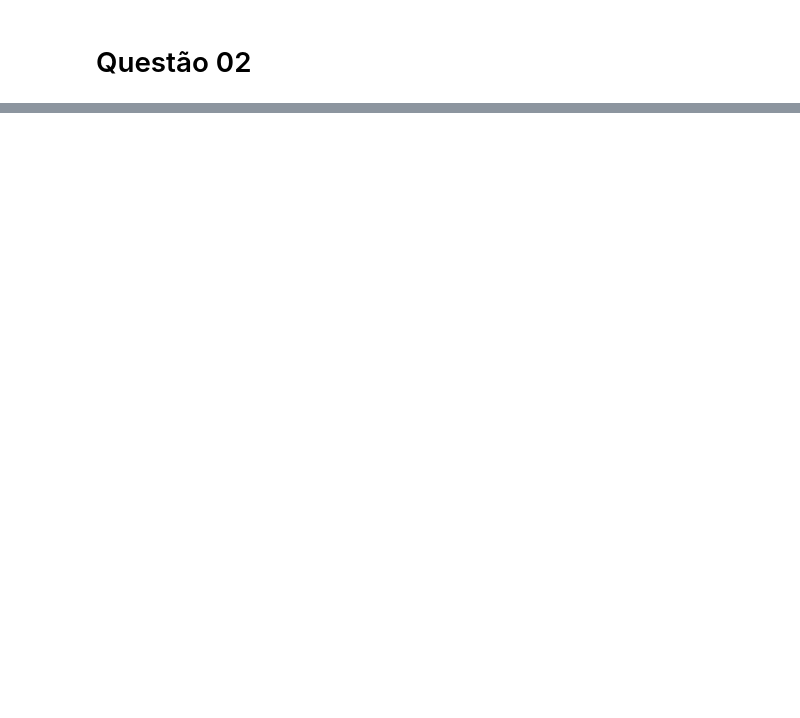
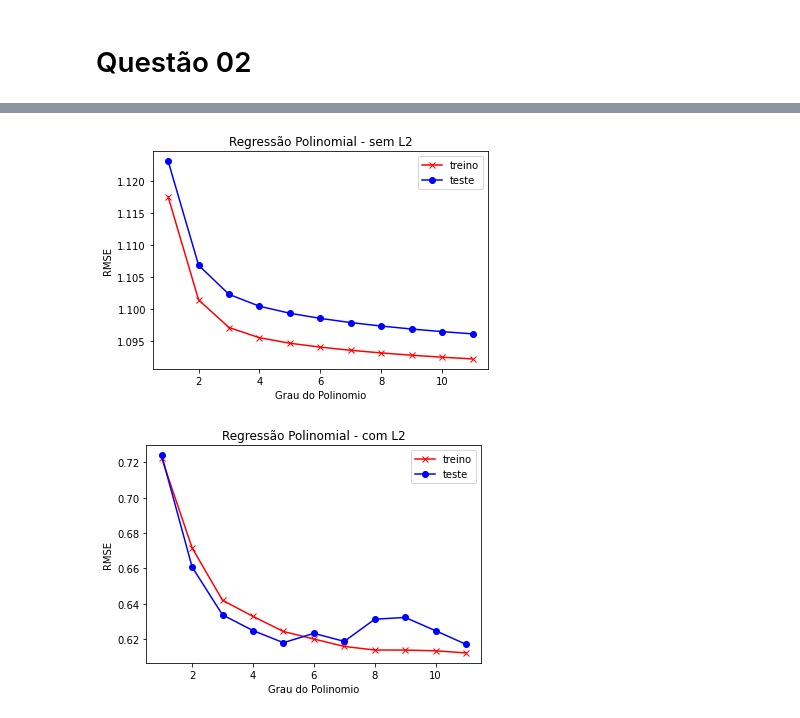
Before and after one commit to jva411/AprendizagemDeMaquinas, a Jupyter notebook: lista_1/main.ipynb, the cells around one changed output, grey strips where cells are left out. Saved outputs shown, nothing was run; the diff lists cells and outputs as text; code cells hidden in the pictures; blank space fills up the shorter version.

```diff
--- a/lista_1/main.ipynb
+++ b/lista_1/main.ipynb
@@ -123,10 +121,10 @@ MSE 0.2678315059587018
 w = np.ones((m, 1))
 print(w.shape)
 
-alpha = 0.01
+alpha = 0.5
 epochs = 25
 
-w, custos = SGD(x, y, w, alpha, epochs)
+w, custos = SGD(nx, y, w, alpha, epochs)
 
 print('parâmetros:')
 print(w)
@@ -137,8 +135,8 @@ plt.plot(custos)
 plt.show()
 
 plt.title('Comparação das retas')
-plt.plot(x @ w, color='r', label='Reta encontrada')
-plt.plot(y, color='g', label='Curva original')
+plt.scatter(nx[:, 1], y, c='b', label='Pontos originais')
+plt.plot(nx[:, 1], nx @ w, c='r', label='Curva obtida')
 plt.legend()
 plt.show()
 # %% [output]
@@ -152,2 +150,6 @@ MSE 0.21383341683500026
 # %% [markdown]
 # Questão 02
+# %%
+dataset = np.genfromtxt('./california.csv', delimiter=',', skip_header=0)
+print(dataset.shape)
+n, m = dataset.shape
@@ -232,0 +173,52 @@ RMSE: 8.044306920985768
+# %%
+def poly_features(X, degree=2):
+    features = np.hstack([X**(i+1) for i in range(degree)])
+    features = np.c_[np.ones(len(features)), features]
+
+    return features
+# %%
+def train_models(useL2=False):
+    x1, x2, y1, y2 = shuffle()
+
+    scaler_x = MinMaxScaler()
+    scaler_y = MinMaxScaler()
+    x1 = scaler_x.fit_transform(x1)
+    x2 = scaler_x.transform(x2)
+    y1 = scaler_y.fit_transform(y1)
+
+    hist_rmse = ([], [])
+    for i in range(1, 12):
+        x_train = poly_features(x1, i)
+        x_test = poly_features(x2, i)
+
+        if useL2:
+            w = OLS(x_train, y1, L2=1e-10)
+        else:
+            w = OLS(x_train, y1)
+
+        prediction_train = x_train @ w
+        prediction_test = x_test @ w
+
+        prediction_train = scaler_y.inverse_transform(prediction_train)
+        prediction_test = scaler_y.inverse_transform(prediction_test)
+
+        rmse_train = np.sqrt(np.mean((scaler_y.inverse_transform(y1) - prediction_train)**2))
+        rmse_test = np.sqrt(np.mean((y2 - prediction_test)**2))
+
+        hist_rmse[0].append(rmse_train)
+        hist_rmse[1].append(rmse_test)
+
+    grau = np.linspace(1, 11, 11)
+    plt.title(f"Regressão Polinomial - {'com' if useL2 else 'sem'} L2")
+    plt.plot(grau, hist_rmse[0], 'rx-', label="treino")
+    plt.plot(grau, hist_rmse[1], 'bo-', label="teste")
+    plt.legend()
+    plt.xlabel("Grau do Polinomio")
+    plt.ylabel("RMSE")
+    plt.show()
+
+train_models()
+train_models(useL2=True)
+# %% [output]
+[figure, added]
+[figure, added]
```
Also changed, not shown: parts of 11 cells of this notebook.
